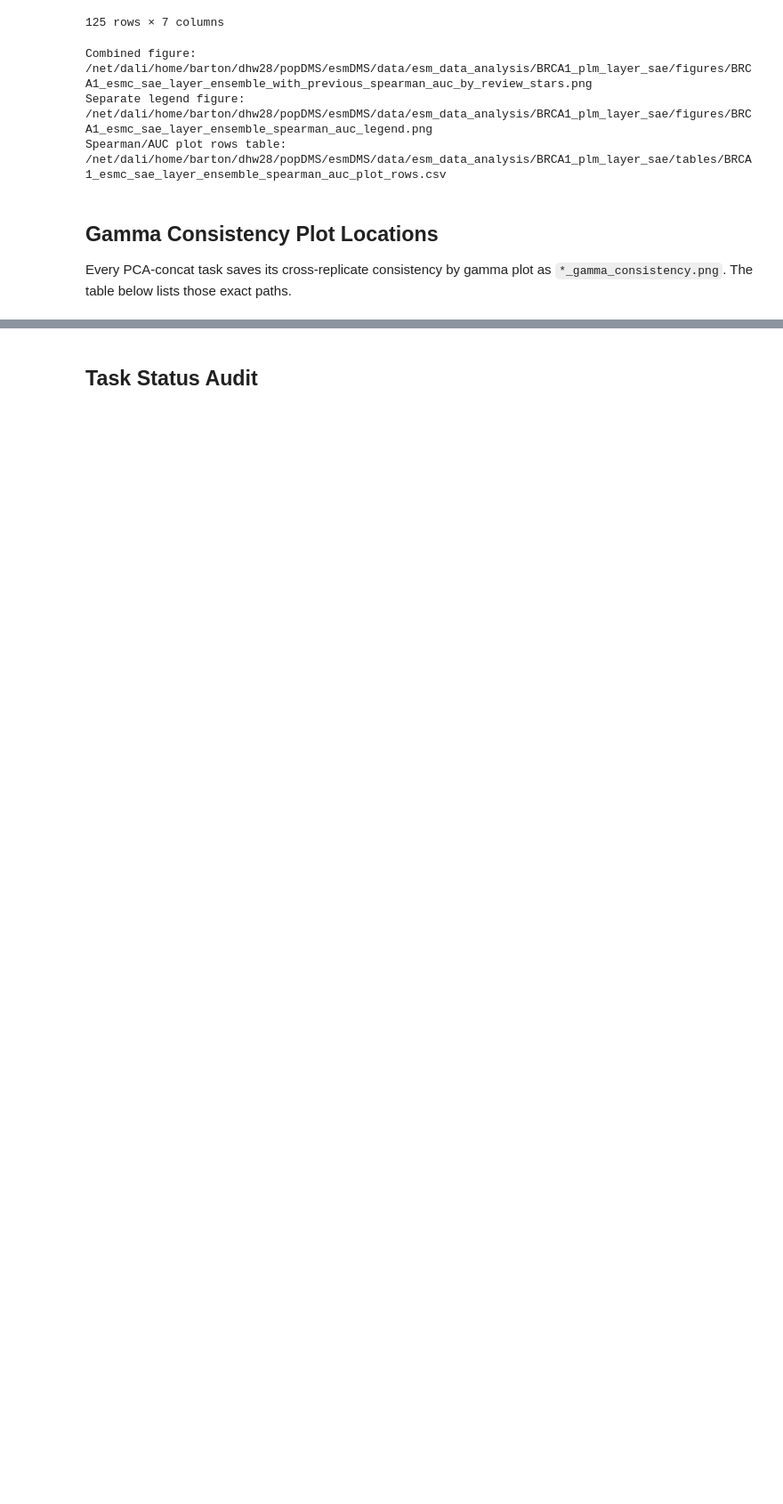
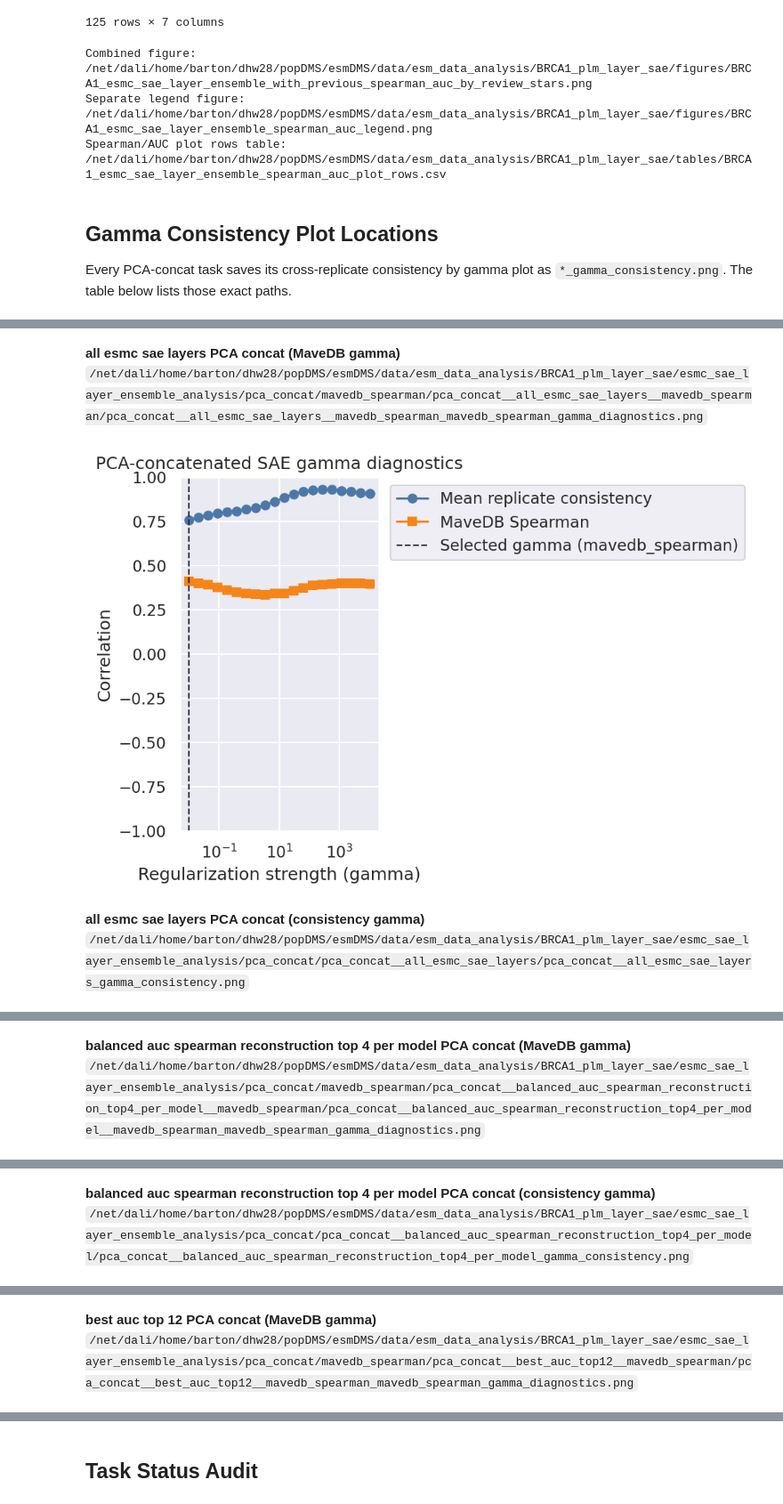
Before and after one commit to dylanwells37/esmDMS, a Jupyter notebook: esmc_sae_layer_ensemble_analysis.ipynb, the cells around one changed output, grey strips where cells are left out. Shown at 89% size. Drawn from its saved outputs; the diff is of its cells as text; code cells hidden in the pictures; blank space fills up the shorter version.

```diff
--- a/esmc_sae_layer_ensemble_analysis.ipynb
+++ b/esmc_sae_layer_ensemble_analysis.ipynb
@@ -916,13 +915,13 @@ if not esmc_ensemble_metrics_df.empty and "gamma_plot_path" in esmc_ensemble_met
         .drop_duplicates()
         .reset_index(drop=True)
     )
-    """display(gamma_plot_df)
+    display(gamma_plot_df)
     for _, row in gamma_plot_df.iterrows():
         plot_path = Path(row["gamma_plot_path"])
         display(Markdown(f"**{row['method_label']}**  \n`{plot_path}`"))
         if plot_path.is_file():
             display(Image(filename=str(plot_path), width=780))
         else:
-            print(f"Missing gamma plot: {plot_path}")"""
+            print(f"Missing gamma plot: {plot_path}")
 print(f"PCA gamma consistency directory: {OUTPUT_ROOT / 'pca_concat'}")
 # %% [output]
@@ -928,0 +939,5 @@ print(f"PCA gamma consistency directory: {OUTPUT_ROOT / 'pca_concat'}")
+**all esmc sae layers PCA concat (MaveDB gamma)**
+`/net/dali/home/barton/dhw28/popDMS/esmDMS/data/esm_data_analysis/BRCA1_plm_layer_sae/esmc_sae_layer_ensemble_analysis/pca_concat/mavedb_spearman/pca_concat__all_esmc_sae_layers__mavedb_spearman/pca_concat__all_esmc_sae_layers__mavedb_spearman_mavedb_spearman_gamma_diagnostics.png`
+[figure, added]
+**all esmc sae layers PCA concat (consistency gamma)**
+`/net/dali/home/barton/dhw28/popDMS/esmDMS/data/esm_data_analysis/BRCA1_plm_layer_sae/esmc_sae_layer_ensemble_analysis/pca_concat/pca_concat__all_esmc_sae_layers/pca_concat__all_esmc_sae_layers_gamma_consistency.png`
@@ -928,0 +945,2 @@ print(f"PCA gamma consistency directory: {OUTPUT_ROOT / 'pca_concat'}")
+**balanced auc spearman reconstruction top 4 per model PCA concat (MaveDB gamma)**
+`/net/dali/home/barton/dhw28/popDMS/esmDMS/data/esm_data_analysis/BRCA1_plm_layer_sae/esmc_sae_layer_ensemble_analysis/pca_concat/mavedb_spearman/pca_concat__balanced_auc_spearman_reconstruction_top4_per_model__mavedb_spearman/pca_concat__balanced_auc_spearman_reconstruction_top4_per_model__mavedb_spearman_mavedb_spearman_gamma_diagnostics.png`
@@ -928,0 +948,2 @@ print(f"PCA gamma consistency directory: {OUTPUT_ROOT / 'pca_concat'}")
+**balanced auc spearman reconstruction top 4 per model PCA concat (consistency gamma)**
+`/net/dali/home/barton/dhw28/popDMS/esmDMS/data/esm_data_analysis/BRCA1_plm_layer_sae/esmc_sae_layer_ensemble_analysis/pca_concat/pca_concat__balanced_auc_spearman_reconstruction_top4_per_model/pca_concat__balanced_auc_spearman_reconstruction_top4_per_model_gamma_consistency.png`
@@ -928,0 +951,2 @@ print(f"PCA gamma consistency directory: {OUTPUT_ROOT / 'pca_concat'}")
+**best auc top 12 PCA concat (MaveDB gamma)**
+`/net/dali/home/barton/dhw28/popDMS/esmDMS/data/esm_data_analysis/BRCA1_plm_layer_sae/esmc_sae_layer_ensemble_analysis/pca_concat/mavedb_spearman/pca_concat__best_auc_top12__mavedb_spearman/pca_concat__best_auc_top12__mavedb_spearman_mavedb_spearman_gamma_diagnostics.png`
```
Also changed, not shown: parts of 15 cells of this notebook.
